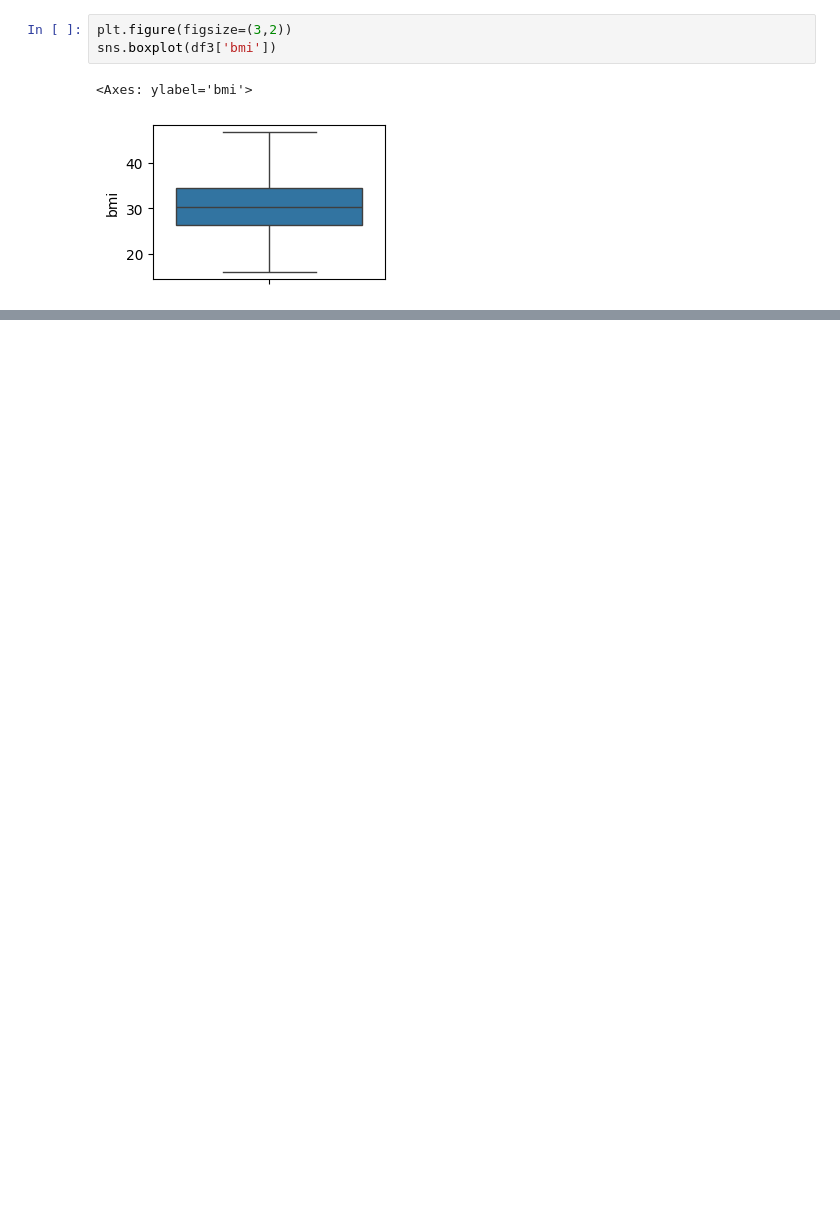
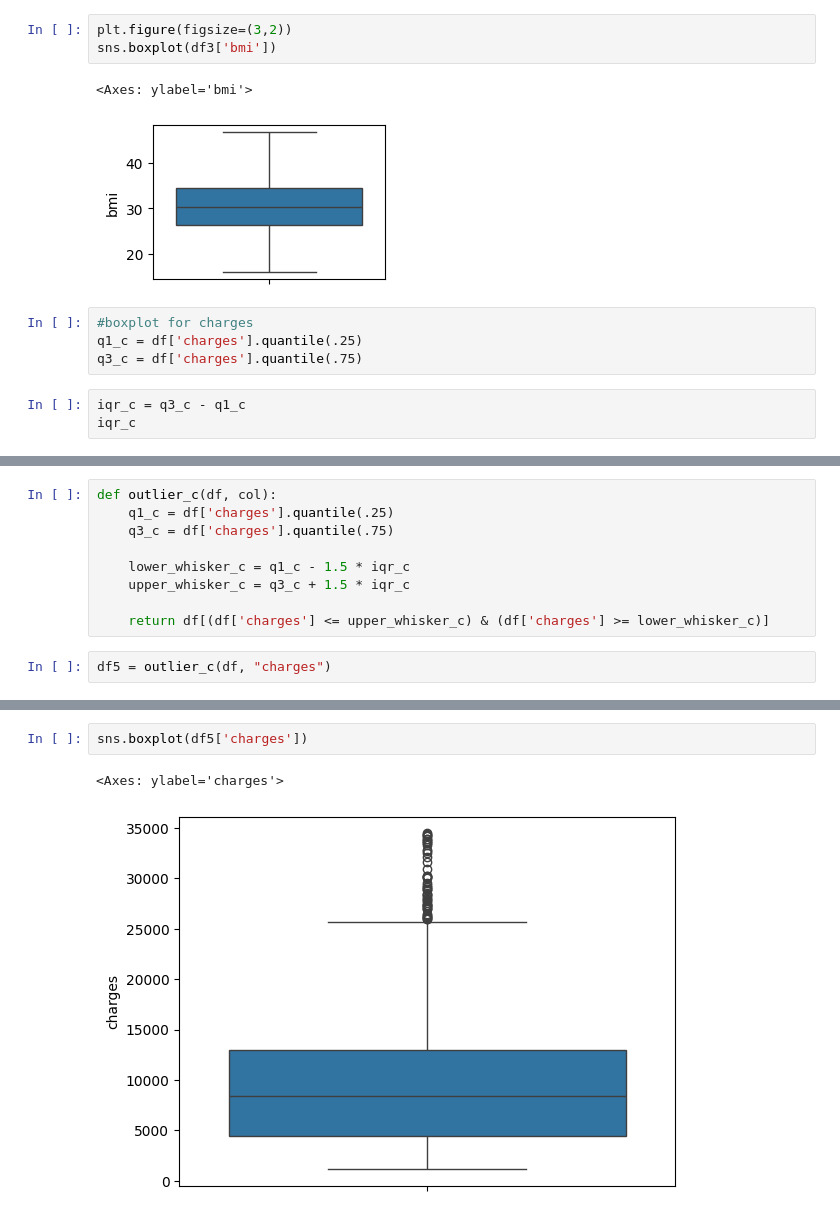
Before and after one commit to Md-Maruf-1727/Statistics, a Jupyter notebook: Outlier removing/outlier_Re_from_insurance.ipynb, the cells around one changed output, grey strips where cells are left out. Drawn from its saved outputs; the diff is of its cells as text; blank space fills up the shorter version.

```diff
--- a/Outlier removing/outlier_Re_from_insurance.ipynb
+++ b/Outlier removing/outlier_Re_from_insurance.ipynb
@@ -307,3 +297,10 @@ sns.boxplot(df3['bmi'])
 # %% [output]
 <Axes: ylabel='bmi'>
 [figure]
+# %%
+#boxplot for charges
+q1_c = df['charges'].quantile(.25)
+q3_c = df['charges'].quantile(.75)
+# %%
+iqr_c = q3_c - q1_c
+iqr_c
@@ -309,0 +312,11 @@ sns.boxplot(df3['bmi'])
+# %%
+def outlier_c(df, col):
+    q1_c = df['charges'].quantile(.25)
+    q3_c = df['charges'].quantile(.75)
+
+    lower_whisker_c = q1_c - 1.5 * iqr_c
+    upper_whisker_c = q3_c + 1.5 * iqr_c
+
+    return df[(df['charges'] <= upper_whisker_c) & (df['charges'] >= lower_whisker_c)]
+# %%
+df5 = outlier_c(df, "charges")
@@ -309,0 +332,5 @@ sns.boxplot(df3['bmi'])
+# %%
+sns.boxplot(df5['charges'])
+# %% [output]
+<Axes: ylabel='charges'>
+[figure, added]
```
Also changed, not shown: parts of 8 cells of this notebook.
